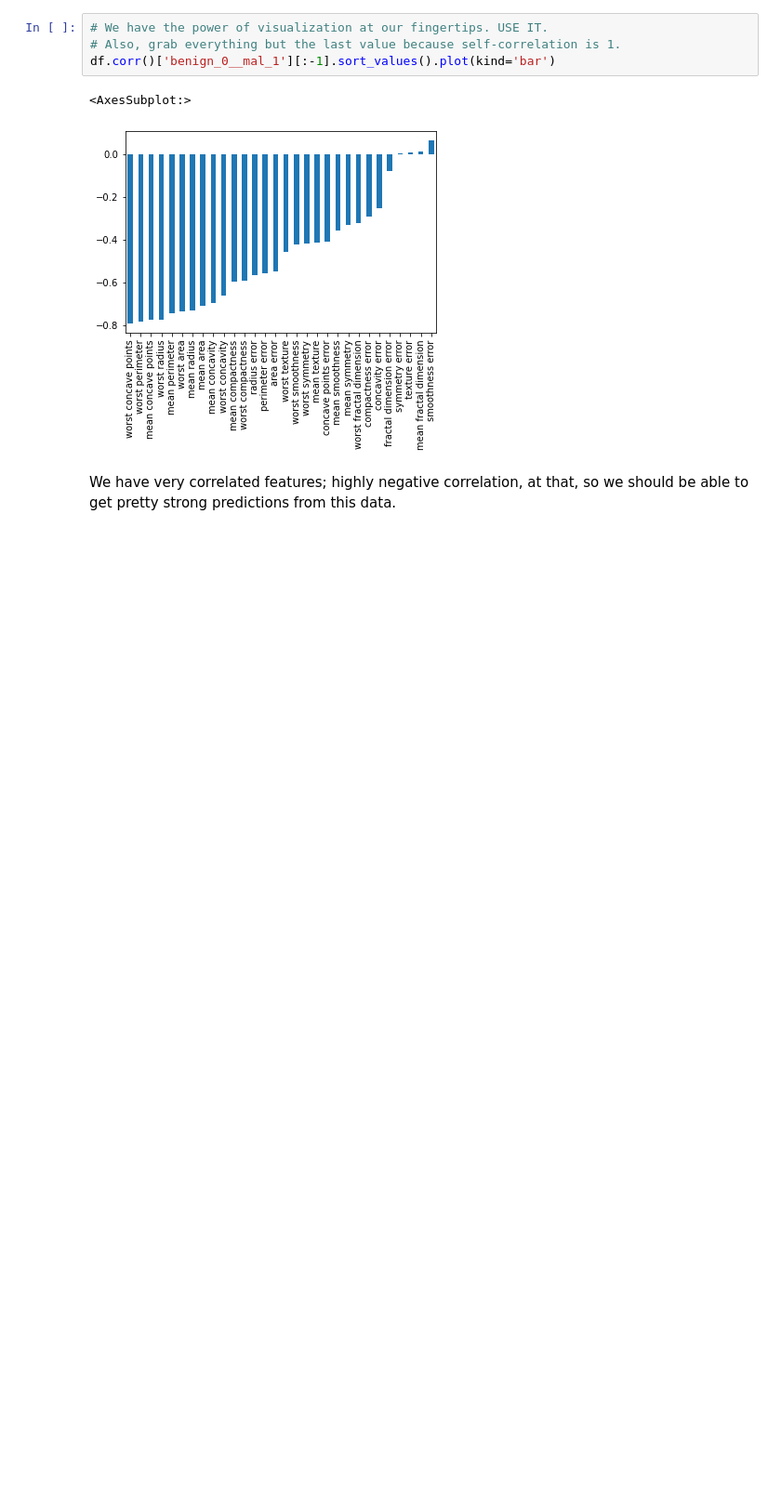
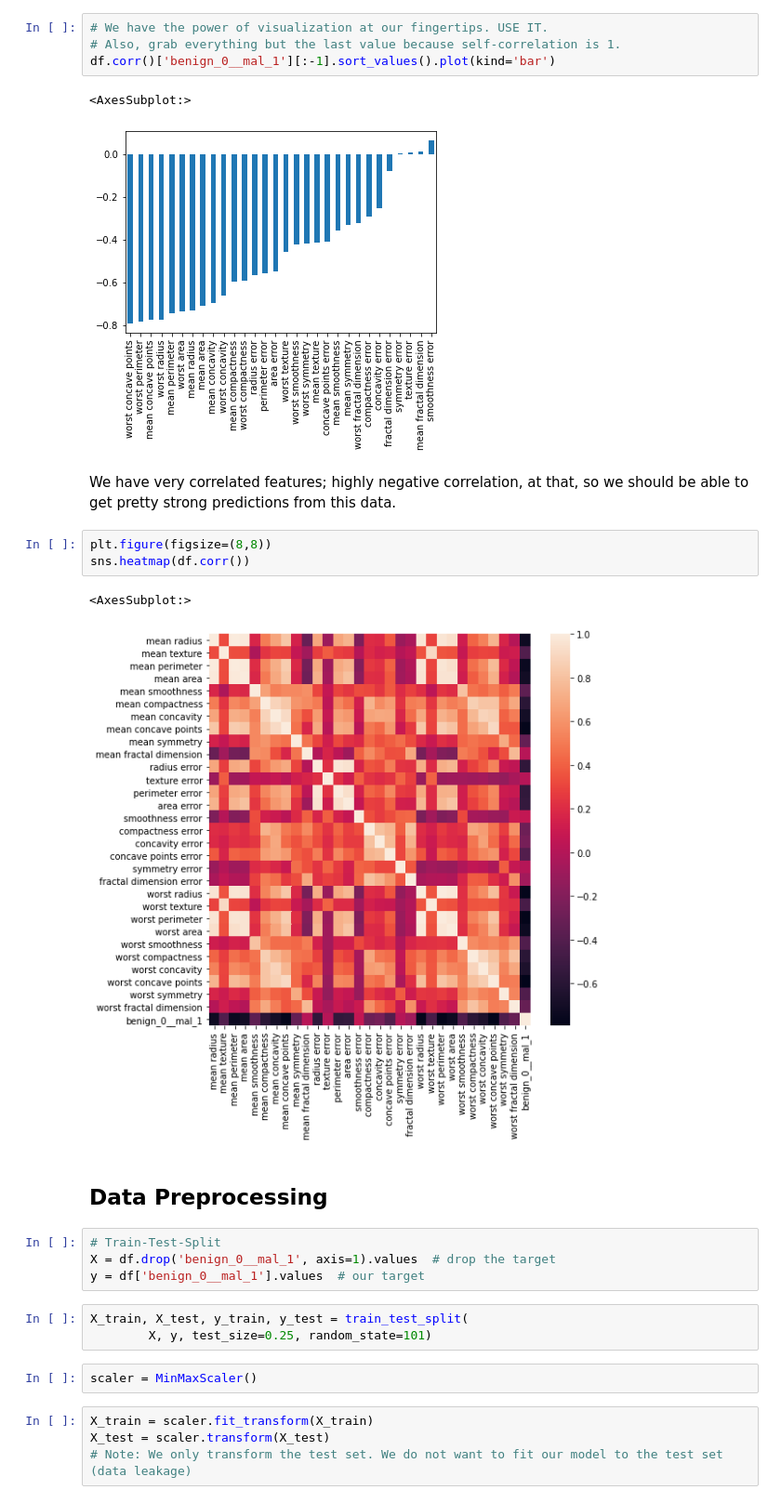
Before and after one commit to bdotbull/bb_learning_tf2_and_keras, a Jupyter notebook: topics/classification/classification.ipynb, the cells around one changed output. Shown: that part at 93% size. Cells and saved outputs as stored; diff of their text form; blank space fills up the shorter version.

Commit message:
data preprocessing

```diff
--- a/topics/classification/classification.ipynb
+++ b/topics/classification/classification.ipynb
@@ -101,3 +104,24 @@ df.corr()['benign_0__mal_1'][:-1].sort_values().plot(kind='bar')
 [figure]
 # %% [markdown]
 We have very correlated features; highly negative correlation, at that, so we should be able to get pretty strong predictions from this data.
+# %%
+plt.figure(figsize=(8,8))
+sns.heatmap(df.corr())
+# %% [output]
+<AxesSubplot:>
+[figure, added]
+# %% [markdown]
+## Data Preprocessing
+# %%
+# Train-Test-Split
+X = df.drop('benign_0__mal_1', axis=1).values  # drop the target
+y = df['benign_0__mal_1'].values  # our target
+# %%
+X_train, X_test, y_train, y_test = train_test_split(
+        X, y, test_size=0.25, random_state=101)
+# %%
+scaler = MinMaxScaler()
+# %%
+X_train = scaler.fit_transform(X_train)
+X_test = scaler.transform(X_test)
+# Note: We only transform the test set. We do not want to fit our model to the test set (data leakage)
```
Also changed, not shown: parts of 1 cell of this notebook.
